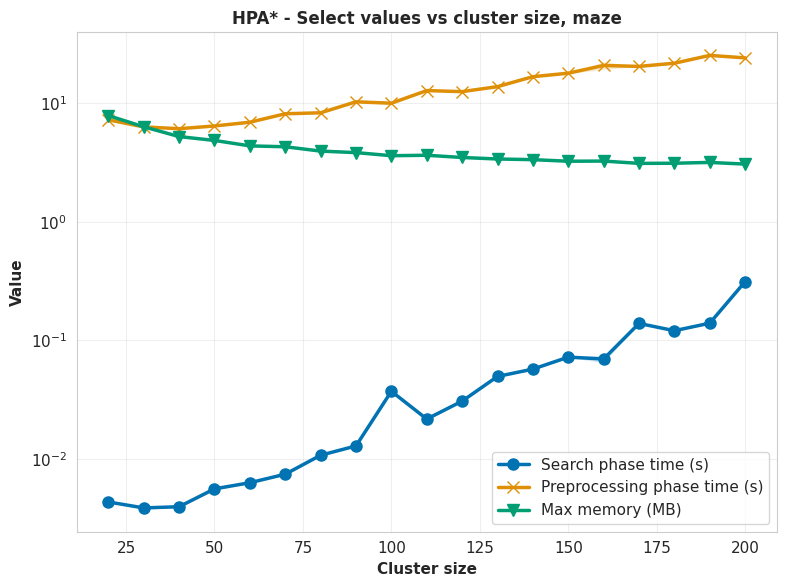
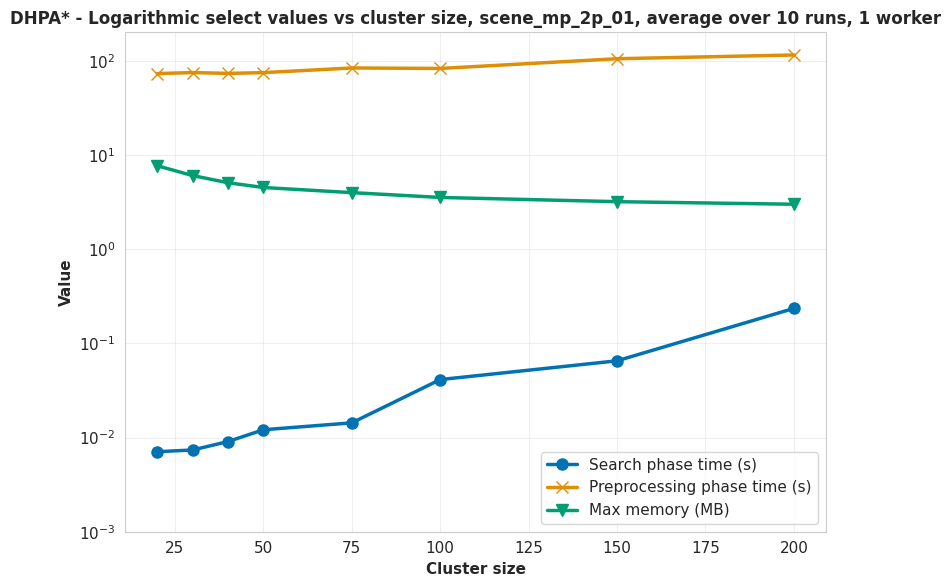
Unified diff of the notebook cell whose output changed from the first chart to the second:
--- before
+++ after
@@ -9,8 +9,8 @@
         ax.plot(grouped.index, grouped['mean'], 
                 marker='o', label="Search phase time (s)", linewidth=2.5, markersize=8)
-        ax.fill_between(grouped.index, 
-                        grouped['mean'] - grouped['std'],
-                        grouped['mean'] + grouped['std'],
-                        alpha=0.2)
+        # ax.fill_between(grouped.index, 
+        #                 grouped['mean'] - grouped['std'],
+        #                 grouped['mean'] + grouped['std'],
+        #                 alpha=0.2)
         
         grouped = algo_data.groupby('cluster_size')['preprocessing_time'].agg(['mean', 'std'])
@@ -18,8 +18,8 @@
         ax.plot(grouped.index, grouped['mean'], 
                 marker='x', label="Preprocessing phase time (s)", linewidth=2.5, markersize=8)
-        ax.fill_between(grouped.index, 
-                        grouped['mean'] - grouped['std'],
-                        grouped['mean'] + grouped['std'],
-                        alpha=0.2)
+        # ax.fill_between(grouped.index, 
+        #                 grouped['mean'] - grouped['std'],
+        #                 grouped['mean'] + grouped['std'],
+        #                 alpha=0.2)
         
         grouped = algo_data.groupby('cluster_size')['max_memory'].agg(['mean', 'std'])
@@ -27,13 +27,13 @@
         ax.plot(grouped.index, grouped['mean'], 
                 marker='v', label="Max memory (MB)", linewidth=2.5, markersize=8)
-        ax.fill_between(grouped.index, 
-                        grouped['mean'] - grouped['std'],
-                        grouped['mean'] + grouped['std'],
-                        alpha=0.2)
+        # ax.fill_between(grouped.index, 
+        #                 grouped['mean'] - grouped['std'],
+        #                 grouped['mean'] + grouped['std'],
+        #                 alpha=0.2)
         
     ax.set_xlabel('Cluster size', fontsize=11, fontweight='bold')
     ax.set_ylabel('Value', fontsize=11, fontweight='bold')
-    ax.set_title('HPA* - Select values vs cluster size, maze', fontsize=12, fontweight='bold')
-    # ax.set_ylim([0, None])
+    ax.set_title('DHPA* - Logarithmic select values vs cluster size, scene_mp_2p_01, average over 10 runs, 1 worker', fontsize=12, fontweight='bold')
+    ax.set_ylim([1e-3, 2e2])
     ax.legend(fontsize=11)
     ax.grid(True, alpha=0.3)

Commit: fix